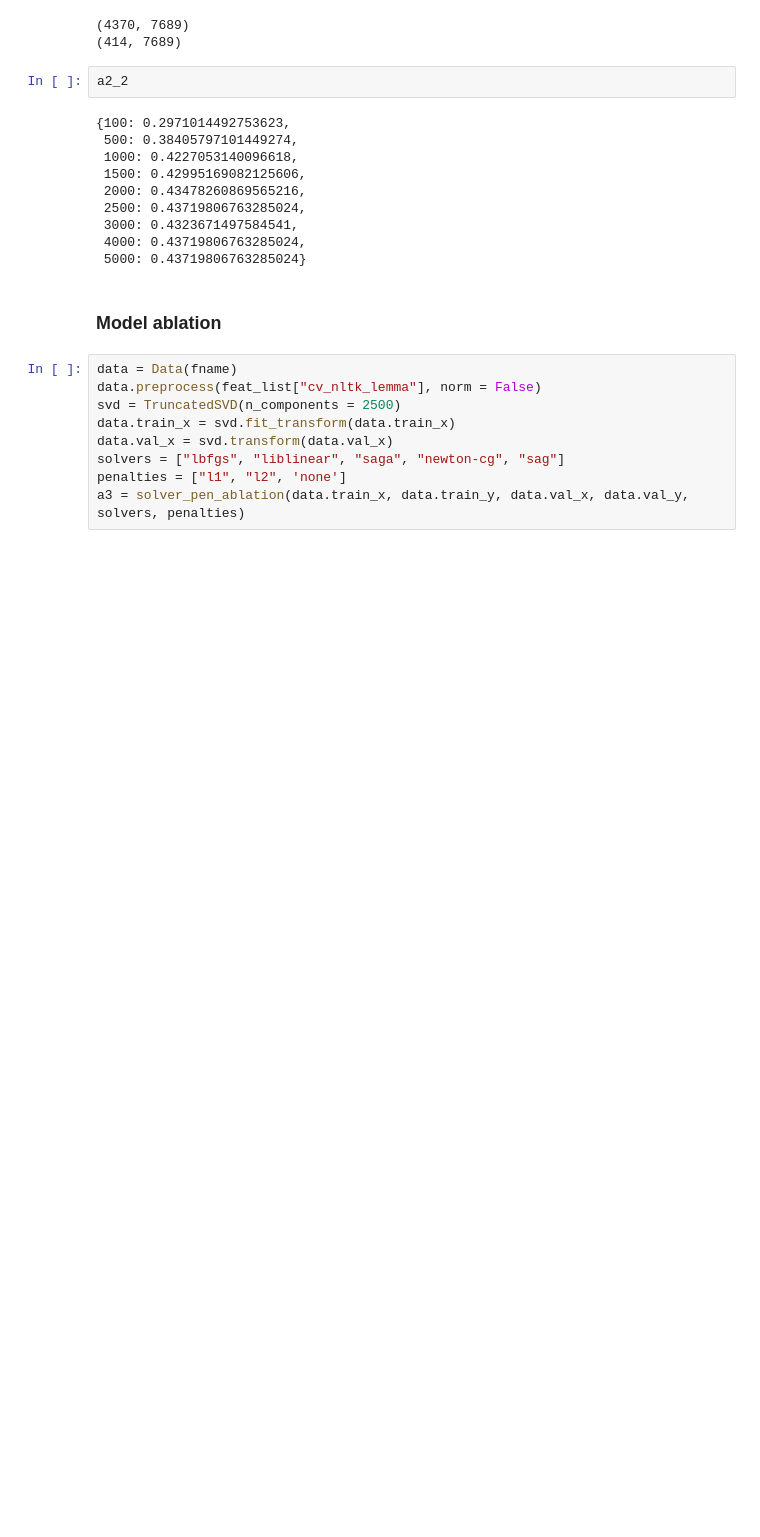
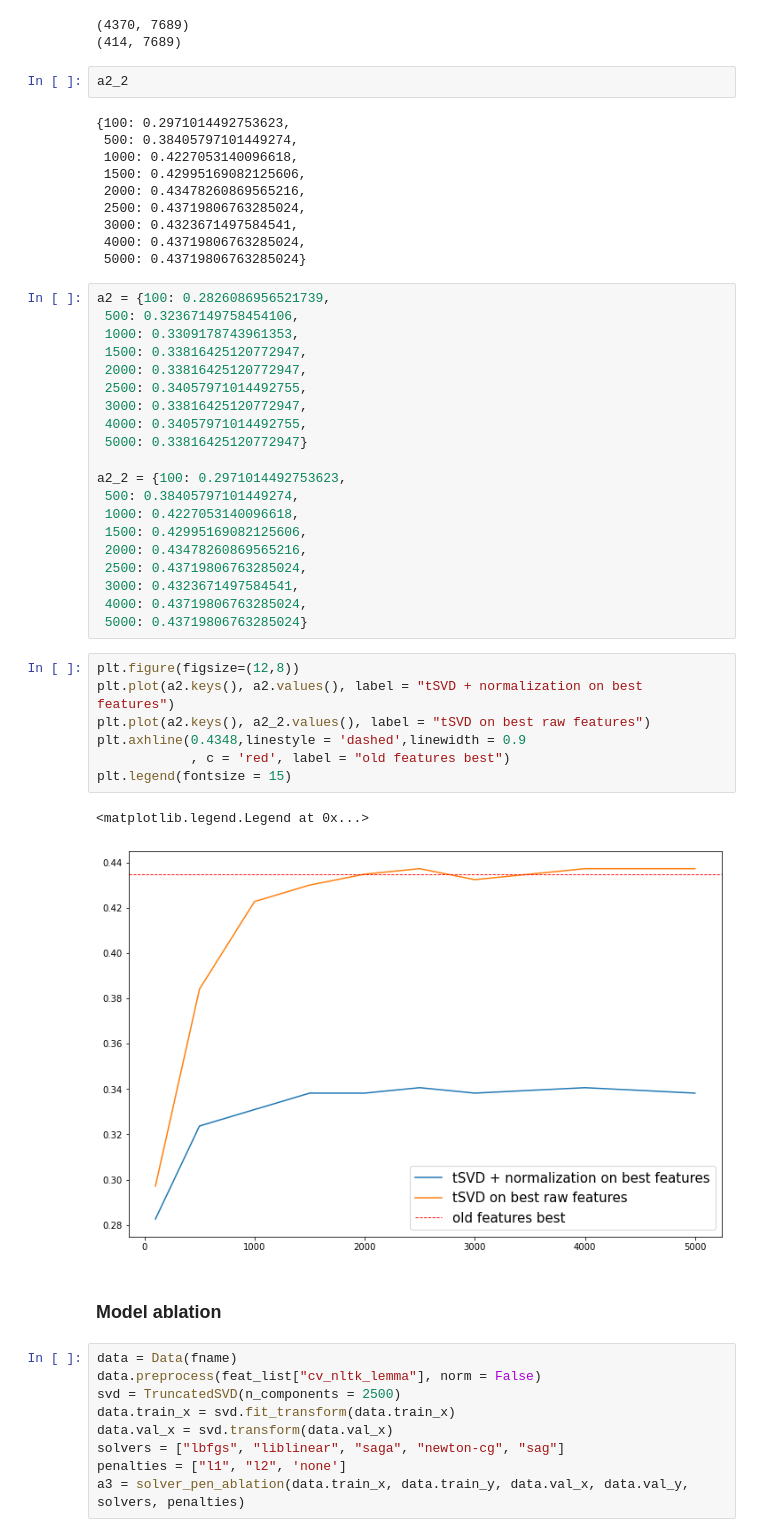
Before and after one commit to SamShowalter/CS272-NLP, a Jupyter notebook: hw1/hw1_experiments.ipynb, the cells around one changed output. Cells and saved outputs as stored; diff of their text form; blank space fills up the shorter version.

```diff
--- a/hw1/hw1_experiments.ipynb
+++ b/hw1/hw1_experiments.ipynb
@@ -214,6 +239,36 @@ a2_2
  3000: 0.4323671497584541,
  4000: 0.43719806763285024,
  5000: 0.43719806763285024}
+# %%
+a2 = {100: 0.2826086956521739,
+ 500: 0.32367149758454106,
+ 1000: 0.3309178743961353,
+ 1500: 0.33816425120772947,
+ 2000: 0.33816425120772947,
+ 2500: 0.34057971014492755,
+ 3000: 0.33816425120772947,
+ 4000: 0.34057971014492755,
+ 5000: 0.33816425120772947}
+
+a2_2 = {100: 0.2971014492753623,
+ 500: 0.38405797101449274,
+ 1000: 0.4227053140096618,
+ 1500: 0.42995169082125606,
+ 2000: 0.43478260869565216,
+ 2500: 0.43719806763285024,
+ 3000: 0.4323671497584541,
+ 4000: 0.43719806763285024,
+ 5000: 0.43719806763285024}
+# %%
+plt.figure(figsize=(12,8))
+plt.plot(a2.keys(), a2.values(), label = "tSVD + normalization on best features")
+plt.plot(a2.keys(), a2_2.values(), label = "tSVD on best raw features")
+plt.axhline(0.4348,linestyle = 'dashed',linewidth = 0.9
+            , c = 'red', label = "old features best")
+plt.legend(fontsize = 15)
+# %% [output]
+<matplotlib.legend.Legend at 0x...>
+[figure, added]
 # %% [markdown]
 ### Model ablation
 # %%
```
Also changed, not shown: parts of 14 cells of this notebook.
